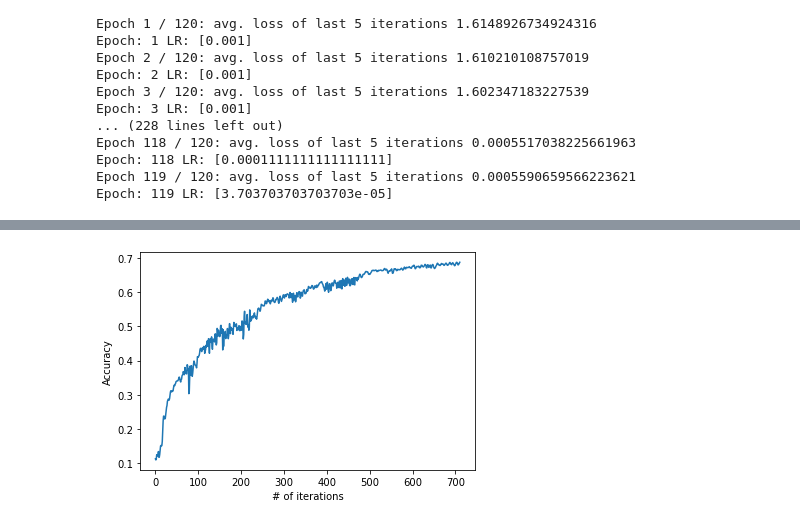
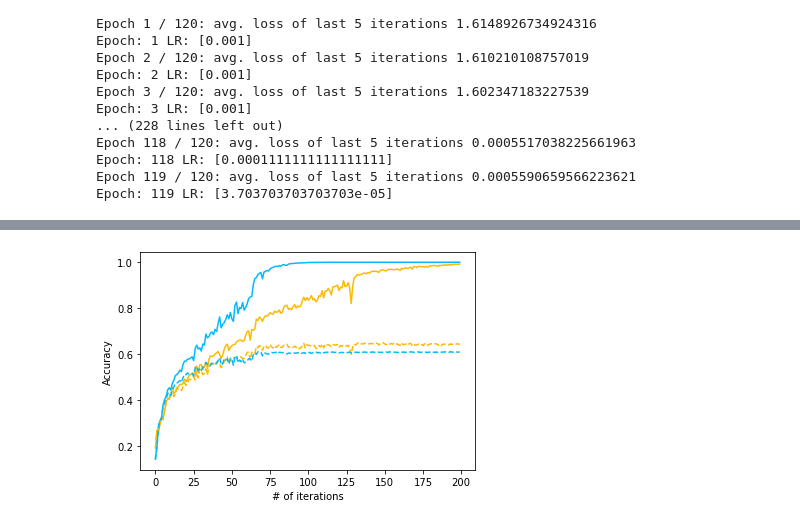
Before and after one commit to sinankalkan/CENG501-Spring2021, a Jupyter notebook: project_BilginGungor/figure1.ipynb, the cells around one changed output, grey strips where cells are left out. Saved outputs shown, nothing was run; the diff lists cells and outputs as text; code cells hidden in the pictures.

Commit message:
Reproduce first graph explaining positive transfer in the figure1

```diff
--- a/project_BilginGungor/figure1.ipynb
+++ b/project_BilginGungor/figure1.ipynb
@@ -146,7 +146,7 @@ def get_cifar10_sets(num_examples_upstream, num_examples_downstream, num_classes
   train_downstream_loader = torch.utils.data.DataLoader(trainset, batch_size=batch_size, shuffle=False,
                                                 sampler=torch.utils.data.SubsetRandomSampler(indices[-num_examples_downstream:]))
 
-  test_loader = torch.utils.data.DataLoader(testset, batch_size=batch_size, shuffle=False)
+  test_loader = torch.utils.data.DataLoader(testset, batch_size=batch_size, shuffle=True)
 
   # To check the random labels
   '''
@@ -390,7 +401,7 @@ def setup_and_train_downstream(epochs, lr, step_size, num_examples_upstream, num
         num_examples_upstream, num_examples_downstream, num_classes_upstream,
         num_classes_downstream, is_downstream_random, batch_size)
 
-    model = get_vgg_model(num_outputs, 1)
+    model = get_vgg_model(num_classes_downstream, 1)
     if upstream_model_path is not None:
         model.load_state_dict(torch.load(upstream_model_path), strict=False)
         model.classifier = nn.Linear(512, num_outputs)
@@ -405,15 +416,14 @@ def setup_and_train_downstream(epochs, lr, step_size, num_examples_upstream, num
       loss_history, train_accuracies, test_accuracies = train(model, criterion, optimizer, epochs, train_downstream_loader,
                                                               device, scheduler=scheduler, acc_mode="both")
       return loss_history, train_accuracies, test_accuracies
-
     loss_history, train_accuracies = train(model, criterion, optimizer, epochs, train_downstream_loader,
                                            device, scheduler=scheduler, acc_mode="train")
     return loss_history, train_accuracies
 # %%
 # From scratch with real labels
 loss_scratch_real, accs_scratch_real_train, accs_scratch_real_test = setup_and_train_downstream(
-    epochs=1, lr=0.001, step_size=(int)(40/3), num_examples_upstream=20000,
-    num_examples_downstream=20000, num_classes_upstream = 5, num_classes_downstream = 5,
+    epochs=40, lr=0.001, step_size=(int)(40/3), num_examples_upstream=20000,
+    num_examples_downstream=20000, num_classes_upstream = 5, num_classes_downstream = 10,
     is_downstream_random = False, batch_size = 256, num_outputs=10
 )
 # %% [output]
@@ -421,7 +447,7 @@ Cuda (GPU support) is available and enabled!
 # %%
 # Using upstream training's weights with real labels
 loss_upstream_real, accs_upstream_real_train, accs_upstream_real_test = setup_and_train_downstream(
-    epochs=9, lr=0.001, step_size=(int)(9/3), num_examples_upstream=20000,
+    epochs=40, lr=0.001, step_size=(int)(40/3), num_examples_upstream=20000,
     num_examples_downstream=20000, num_classes_upstream = 5, num_classes_downstream = 5,
     is_downstream_random = False, batch_size = 256, num_outputs=10,
     upstream_model_path = "pretrained_model_dict_1_2.pt"
@@ -449,10 +473,16 @@ Epoch: 8 LR: [3.703703703703703e-05]
 # %%
 import matplotlib.pyplot as plt
 %matplotlib inline
 
-plt.plot(accuracies)
+orange = "#fcba03" # from scr
+light_blue = "#03bafc" # pre
+
+plt.plot(accs_scratch_real_train, linestyle="-", color=orange)
+plt.plot(accs_upstream_real_train, linestyle="-", color=light_blue)
+plt.plot(accs_scratch_real_test, linestyle="--", color=orange)
+plt.plot(accs_upstream_real_test, linestyle="--", color=light_blue)
 plt.xlabel('# of iterations')
 plt.ylabel('Accuracy')
 plt.show()
 # %% [output]
-[figure, old version]
+[figure, new version]
```
Also changed, not shown: parts of 3 cells of this notebook.
